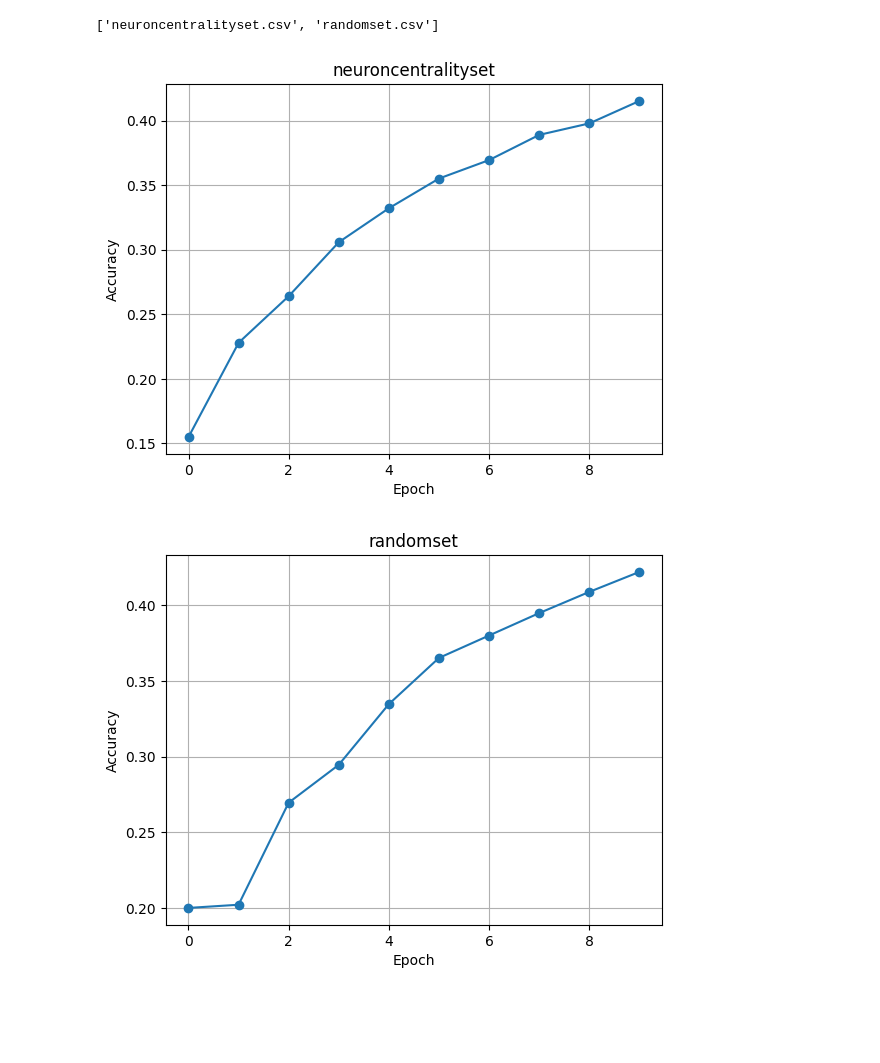
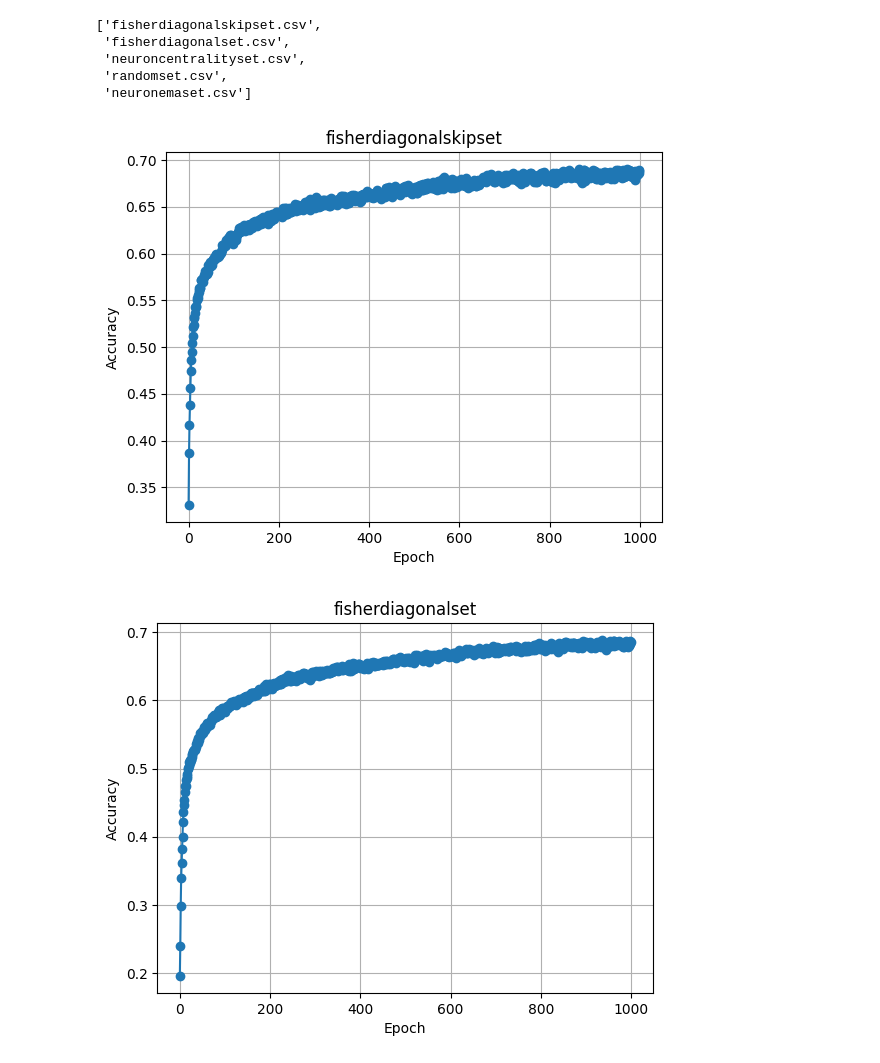
Before and after one commit to TomSchammo/set_framework, a Jupyter notebook: stats.ipynb, the cells around one changed output. Saved outputs shown, nothing was run; the diff lists cells and outputs as text; code cells hidden in the pictures; blank space fills up the shorter version.

```diff
--- a/stats.ipynb
+++ b/stats.ipynb
@@ -1,28 +1,34 @@
 # %%
 import os
-results = os.listdir("set_mlp_cifar10_results")
+
+directory = "set_mlp_cifar10_results_accuracy_seed=3/"
+results = os.listdir(directory)
 results
 # %% [output]
-['neuroncentralityset.csv', 'randomset.csv']
+['fisherdiagonalskipset.csv',
+ 'fisherdiagonalset.csv',
+ 'neuroncentralityset.csv',
+ 'randomset.csv',
+ 'neuronemaset.csv']
 # %%
 import csv
 import matplotlib.pyplot as plt
 
 rs = {}
 
 for file in results:
-    with open(os.path.join("set_mlp_cifar10_results", file), "r") as f:
+    with open(os.path.join(directory, file), "r") as f:
         reader = csv.reader(f)
         accs = [float(row[0]) for row in reader if row]
         name = file[:-4]
         rs[name] = accs
         plt.figure()
         plt.plot(accs, marker='o')
         plt.title(name)
         plt.xlabel('Epoch')
         plt.ylabel('Accuracy')
         plt.grid(True)
         plt.show()
 # %% [output]
-[figure, old version]
+[figure, new version]
-[figure, old version]
+[figure, new version]
```
Also changed, not shown: parts of 4 cells of this notebook.
